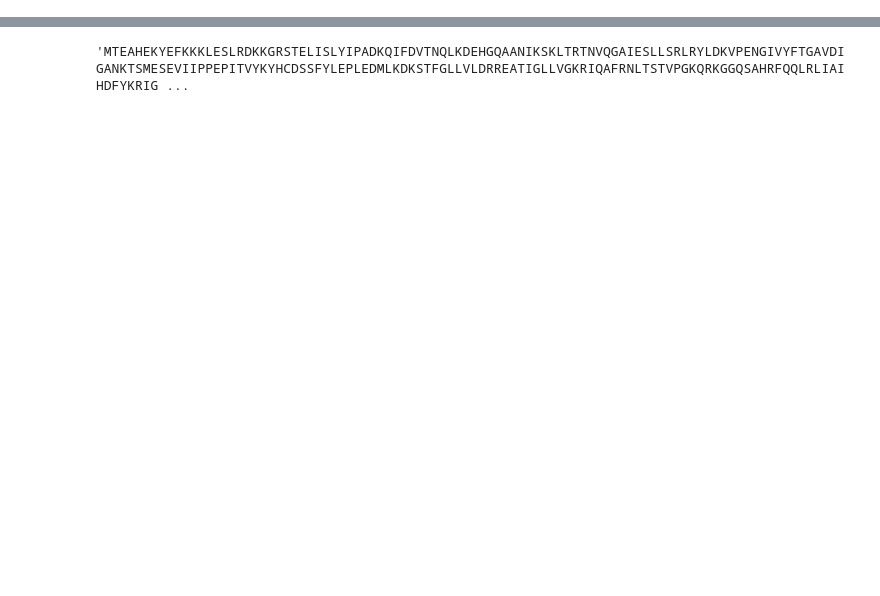
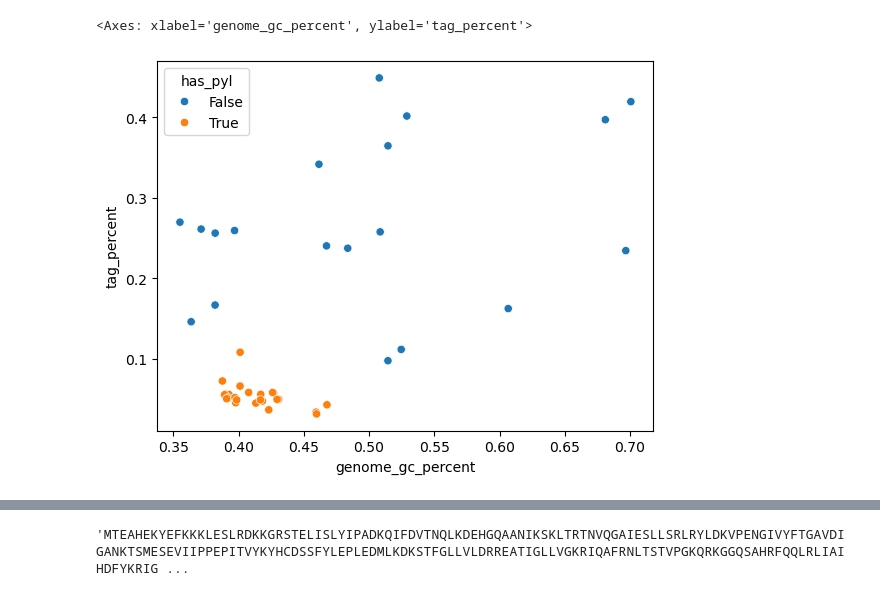
Before and after one commit to pipparichter/pyrrolysine, a Jupyter notebook: notebooks/arf1-2.ipynb, the cells around one changed output, grey strips where cells are left out. Cells and saved outputs as stored; diff of their text form; code cells hidden in the pictures; blank space fills up the shorter version.

```diff
--- a/notebooks/arf1-2.ipynb
+++ b/notebooks/arf1-2.ipynb
@@ -25,17 +26,22 @@ niks_domain = '[XNGDRYS]IK[SDLT]'
 # %%
-arf1_df = pd.read_csv('../data/arf1_duplicates.csv', index_col=0)
+# arf1_df = pd.read_csv('../data/arf1_duplicates.csv', index_col=0) # The duplicates DataFrame contains both aRF1s from the genomes which had duplicate hits.
+# build_stop_codon_dataset(arf1_df, path='../data/arf1_duplicates_with_stop_codons.csv')
 
-def load_msa(path:str='../data/arf1_cleaned.afa', ids:list=None, conservation_threshold=0.8):
-    df = FASTAFile().from_fasta(path).to_df()
-    df = df.loc[ids].copy()
-    alignment = np.array([list(seq) for seq in df.seq])
+arf1_df = pd.read_csv('../data/arf1_duplicates_with_stop_codons.csv', index_col=0) # The duplicates DataFrame contains both aRF1s from the genomes which had duplicate hits.
 
-    # Flag conserved positions as those where at least 80 percent of the sequences do not have a gap.
-    is_conserved = lambda col : (col != '-').astype(int).mean() > conservation_threshold
+stop_codon_genome_metadata_df = pd.read_csv('../data/stop_codon_genome_metadata.csv', index_col=0)
+arf1_df['tag_count'] = arf1_df.genome_id.map(stop_codon_genome_metadata_df.groupby('genome_id').TAG.first())
+arf1_df['stop_codon_count'] = arf1_df.genome_id.map(stop_codon_genome_metadata_df.groupby('genome_id')['total'].first())
+arf1_df['tag_percent'] = arf1_df.tag_count / arf1_df.stop_codon_count
 
-    conserved_positions = np.where([is_conserved(col) for col in alignment.T])[0]
-    print('load_msa: Num. conserved positions:', len(conserved_positions))
-    alignment = alignment[:, conserved_positions].copy() # Ignore the extra junk in the alignment.
-    return df.index.values, alignment
+if 'genome_gc_percent' not in arf1_df.columns:
+    genome_gc_percents = {row.genome_id:FASTAFile().from_fasta(row.fn_path).get_gc_content() for row in arf1_df.drop_duplicates('genome_id').itertuples()}
+    arf1_df['genome_gc_percent'] = arf1_df.genome_id.map(genome_gc_percents)
 
-index, alignment = load_msa(ids=arf1_df.index)
+# Going to assume that the release factor with a slightly higher E-value is the aRF1.
+arf1_type_map = dict()
+for _, df in arf1_df.groupby('genome_id'):
+    df = df.sort_values('e_value')
+    arf1_type_map[df.index.values[0]] = 1
+    arf1_type_map[df.index.values[1]] = 2
+arf1_df['arf1_type'] = arf1_df.index.map(arf1_type_map)
@@ -43,0 +65,10 @@ load_msa: Num. conserved positions: 413
+# %%
+arf1_df[arf1_df.has_pyl] #.stop_codon.value_counts()
+# How to visualize this? Want to compare GC content and overall TAG percent, which can be connected.
+# Basically asking if organisms which use Pyl preferentially have aRF1-2s with a TAG stop codon.
+
+figure_df = arf1_df.drop_duplicates('genome_id')
+sns.scatterplot(figure_df, x='genome_gc_percent', y='tag_percent', hue='has_pyl')
+# %% [output]
+<Axes: xlabel='genome_gc_percent', ylabel='tag_percent'>
+[figure, added]
```
Also changed, not shown: parts of 4 cells of this notebook, 9 other files.
